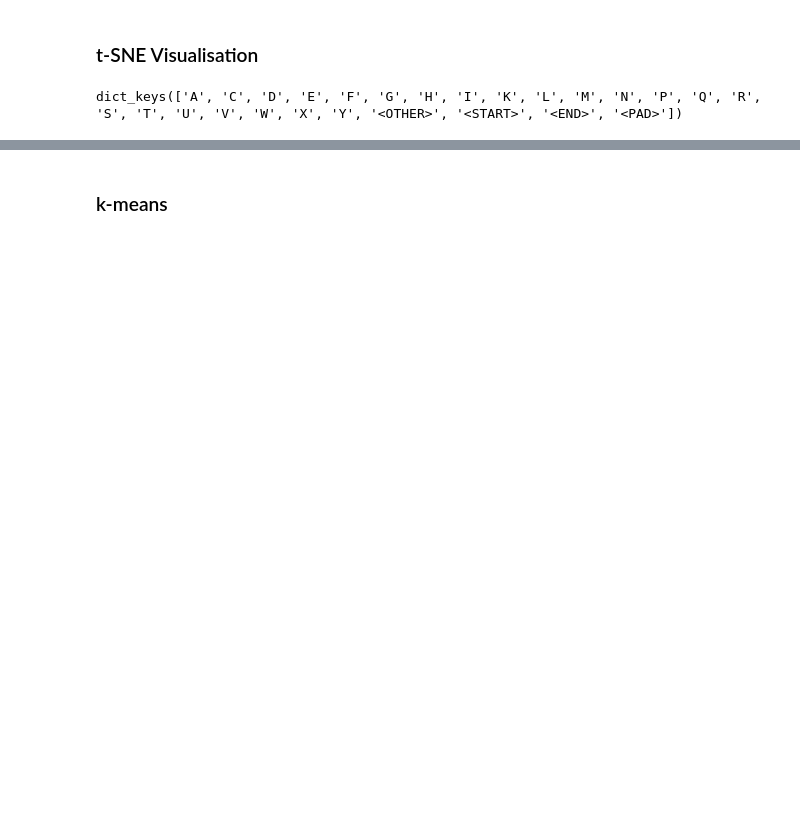
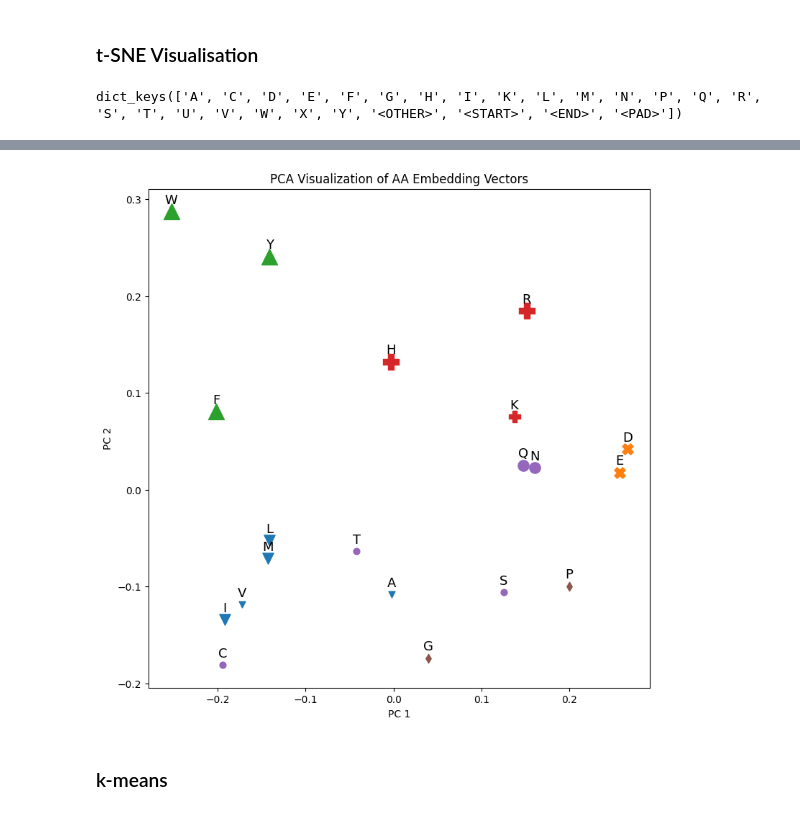
Before and after one commit to furkanakkurt1335/549-term-project, a Jupyter notebook: aa_embeddings/embedding_clustering.ipynb, the cells around one changed output, grey strips where cells are left out. Saved outputs shown, nothing was run; the diff lists cells and outputs as text; code cells hidden in the pictures; blank space fills up the shorter version.

```diff
--- a/aa_embeddings/embedding_clustering.ipynb
+++ b/aa_embeddings/embedding_clustering.ipynb
@@ -123,2 +122,54 @@ plt.show()
+# %%
+# Perform PCA
+pca = PCA(n_components=2)
+principal_components = pca.fit_transform(vectors)
+
+# Plot the pca result with labels and colors according to the clusters
+plt.figure(figsize=(9, 9))
+for i, key in enumerate(keys):
+    if aa_masses[key] < 130:
+        marker_size = 40
+    elif aa_masses[key] > 150:
+        marker_size = 250
+    else:
+        marker_size = 120
+
+    if key in  positive_charged_aas:
+        marker = "P"
+        color = "tab:red"
+    elif key in negative_charged_aas:
+        marker = "X"
+        color = "tab:orange"
+    elif key in  polar_neutral_aas:
+        marker = "o"
+        color = "tab:purple"
+    elif key in hydrophobic_aromatic_aas:
+        marker = "^"
+        color = "tab:green"
+    elif key in hydrophobic_aliphatic_aas:
+        marker = "v"
+        color = "tab:blue"
+    elif key in unique_aas:
+        marker = "d"
+        color = "tab:brown"
+    else:
+        marker = "*"
+        color = "k"
+    plt.scatter(principal_components[i, 0], principal_components[i, 1], c=color,marker=marker, s=marker_size)
+
+# Annotate each point with its corresponding key
+for i, key in enumerate(keys):
+    #amino_acid_symbol = amino_acid_symbols.get(key, key)
+    plt.annotate(key, (principal_components[i, 0], principal_components[i, 1]),
+                 xytext=(0, 5), fontsize = 13,
+                 textcoords='offset points',
+                 ha='center', va='bottom')
+
+plt.title('PCA Visualization of AA Embedding Vectors')
+plt.xlabel('PC 1')
+plt.ylabel('PC 2')
+plt.show()
+# %% [output]
+[figure, added]
 # %% [markdown]
 ### k-means
```
Also changed, not shown: parts of 9 cells of this notebook.
